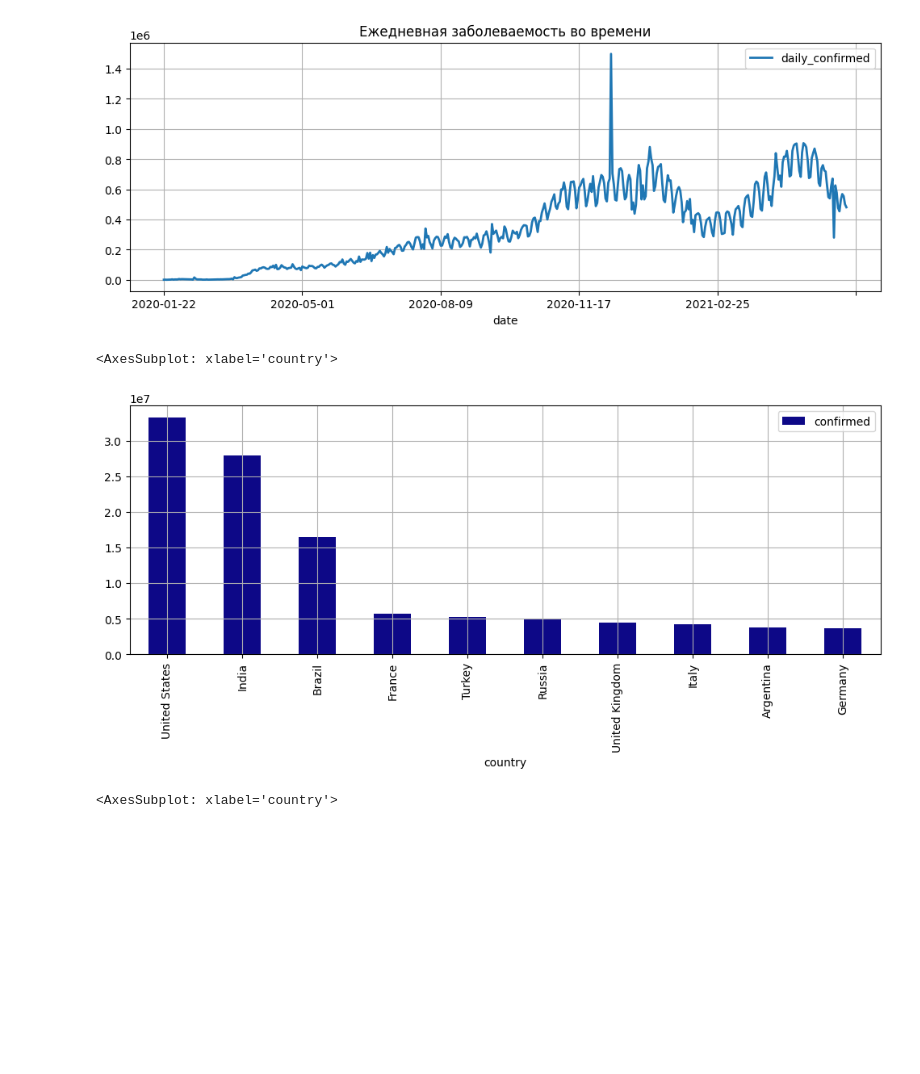
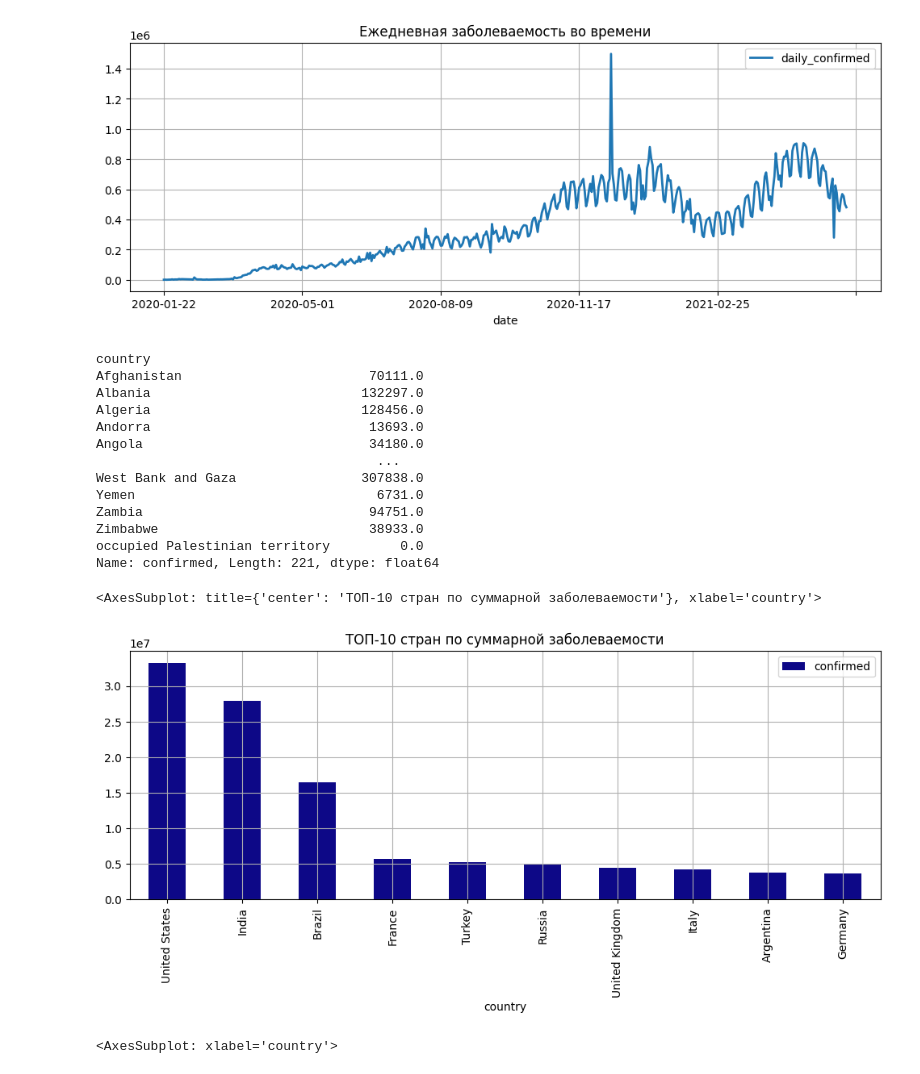
Before and after one commit to SudarickovIlya/DataCleaningProject, a Jupyter notebook: Visualization/Pandas plots.ipynb, the cells around one changed output. Drawn from its saved outputs; the diff is of its cells as text; code cells hidden in the pictures; blank space fills up the shorter version.

```diff
--- a/Visualization/Pandas plots.ipynb
+++ b/Visualization/Pandas plots.ipynb
@@ -18,18 +18,33 @@ AxesSubplot(0.125,0.11;0.775x0.77)
 # %%
 # ТОП-10 стран по суммарной заболеваемости
 
 grouped_country = covid_df.groupby('country')['confirmed'].last()
+print(grouped_country)
 grouped_country = grouped_country.nlargest(10)
 grouped_country.plot(
     kind='bar',
     figsize=(12, 4),
     grid=True,
     legend=True,
-    colormap='plasma'
+    colormap='plasma',
+    title='ТОП-10 стран по суммарной заболеваемости'
 )
 # %% [output]
-<AxesSubplot: xlabel='country'>
+country
+Afghanistan                        70111.0
+Albania                           132297.0
+Algeria                           128456.0
+Andorra                            13693.0
+Angola                             34180.0
+                                    ...
+West Bank and Gaza                307838.0
+Yemen                               6731.0
+Zambia                             94751.0
+Zimbabwe                           38933.0
+occupied Palestinian territory         0.0
+Name: confirmed, Length: 221, dtype: float64
+<AxesSubplot: title={'center': 'ТОП-10 стран по суммарной заболеваемости'}, xlabel='country'>
-[figure, old version]
+[figure, new version]
 # %%
 grouped_country = covid_df.groupby('country')[['confirmed', 'deaths']].last()
 grouped_country = grouped_country.nlargest(10, columns=['confirmed'])
```
Also changed, not shown: 2 other files.
